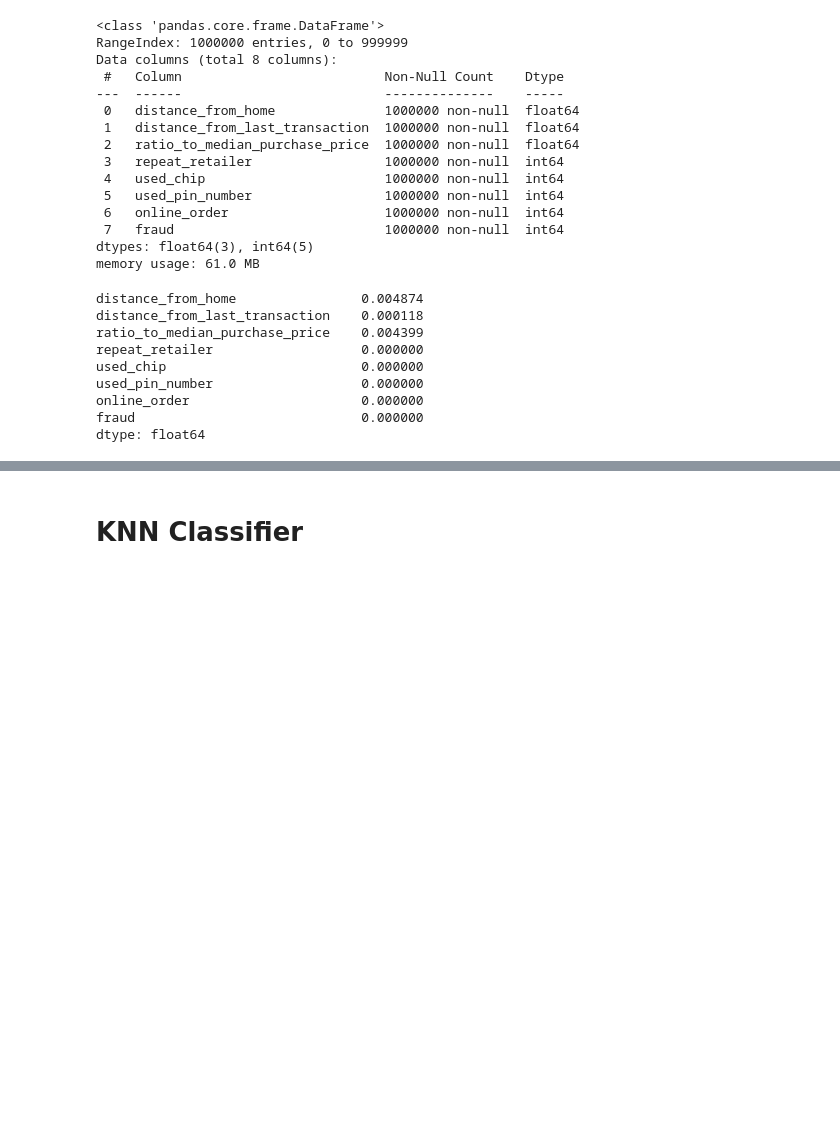
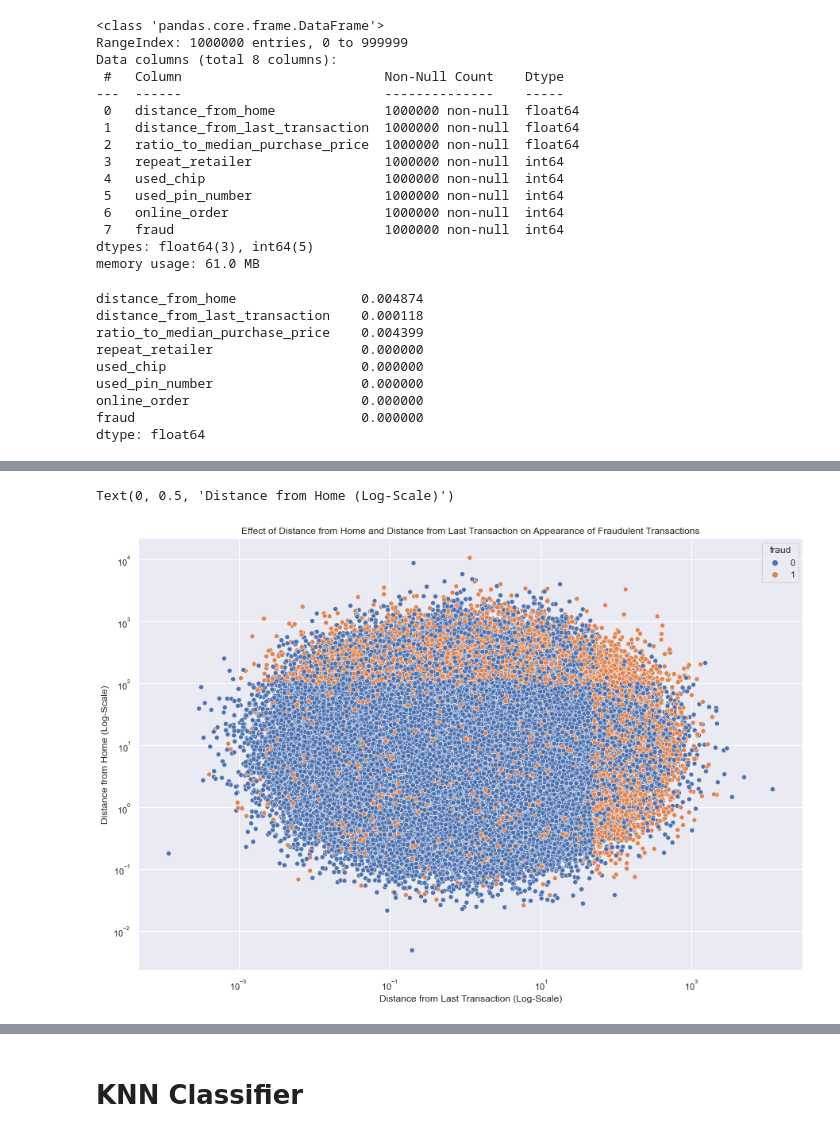
Before and after one commit to Sreevatsa03/credit-card-fraud-detection, a Jupyter notebook: card.ipynb, the cells around one changed output, grey strips where cells are left out. Drawn from its saved outputs; the diff is of its cells as text; code cells hidden in the pictures; blank space fills up the shorter version.

```diff
--- a/card.ipynb
+++ b/card.ipynb
@@ -98,12 +98,16 @@ fraud_card_df.head()
 | 35 | 26.711462 | 1.552008 | 4.603601 | 1 | 1 | ... |
 | 36 | 10.664474 | 1.565769 | 4.886521 | 1 | 0 | ... |
 # %%
-scatter = sns.scatterplot(data=card_df, x='distance_from_last_transaction', y='distance_from_home', hue='fraud')
+scatter = sns.scatterplot(
+    data=card_df, x='distance_from_last_transaction', y='distance_from_home', hue='fraud')
 
 scatter.set(xscale='log', yscale='log')
 plt.title('Effect of Distance from Home and Distance from Last Transaction on Appearance of Fraudulent Transactions')
 plt.xlabel('Distance from Last Transaction (Log-Scale)')
 plt.ylabel('Distance from Home (Log-Scale)')
+# %% [output]
+Text(0, 0.5, 'Distance from Home (Log-Scale)')
+[figure, added]
 # %%
 fraud_card_df.describe()
 # %% [output]
```
Also changed, not shown: parts of 29 cells of this notebook.
